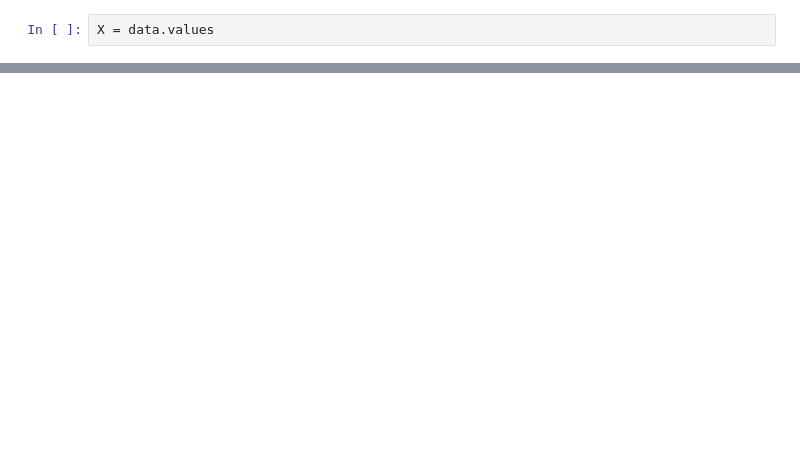
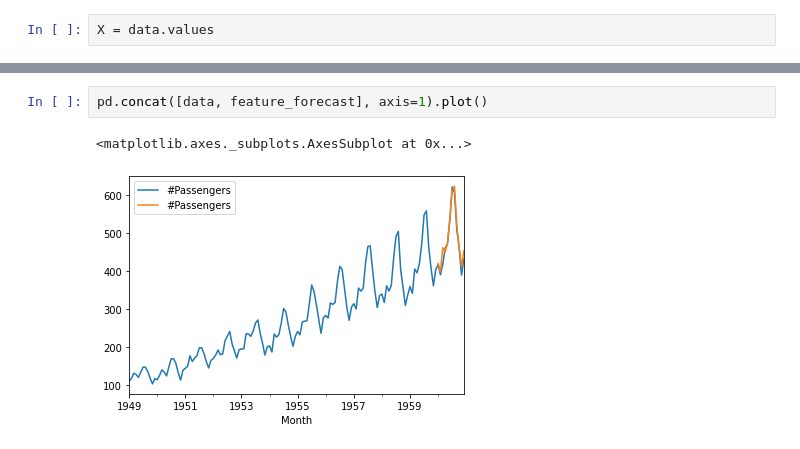
Before and after one commit to dagobertomedeiros/curso_analise_series_temporais, a Jupyter notebook: curso_ts.ipynb, the cells around one changed output, grey strips where cells are left out. Cells and saved outputs as stored; diff of their text form; blank space fills up the shorter version.

```diff
--- a/curso_ts.ipynb
+++ b/curso_ts.ipynb
@@ -560,0 +764,5 @@ Previsto= 384.245270, esperado= 432.000000
+# %%
+pd.concat([data, feature_forecast], axis=1).plot()
+# %% [output]
+<matplotlib.axes._subplots.AxesSubplot at 0x...>
+[figure, added]
```
Also changed, not shown: parts of 29 cells of this notebook.
